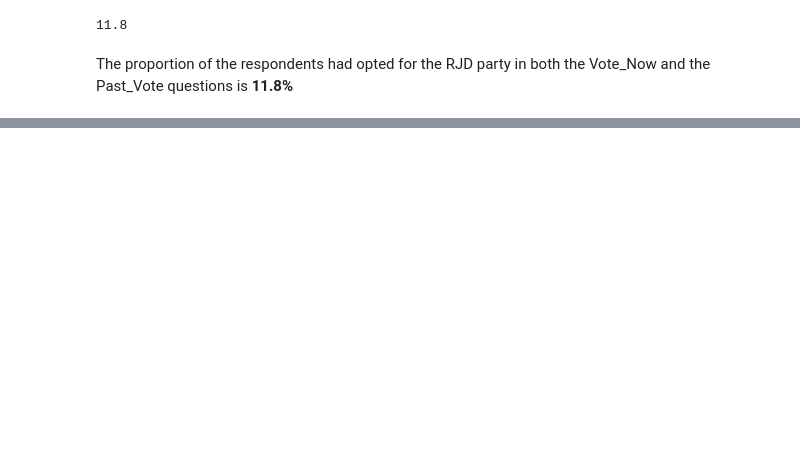
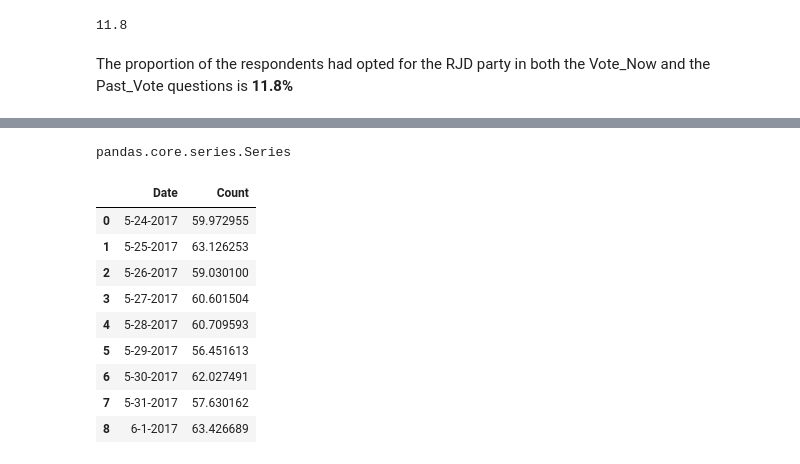
Before and after one commit to henryfash/Survey-Analysis, a Jupyter notebook: survey analysis.ipynb, the cells around one changed output, grey strips where cells are left out. Cells and saved outputs as stored; diff of their text form; code cells hidden in the pictures; blank space fills up the shorter version.

```diff
--- a/survey analysis.ipynb
+++ b/survey analysis.ipynb
@@ -184,0 +268,5 @@ The proportion of the respondents had opted for the RJD party in both the Vote_N
+# %%
+# original df count for each day
+
+total_count = df.collection_date.value_counts()
+total_count
@@ -184,0 +340,20 @@ The proportion of the respondents had opted for the RJD party in both the Vote_N
+# %%
+type(MLA_ds_prop)
+# %% [output]
+pandas.core.series.Series
+# %%
+# convert the series to dataframe
+
+MLA_fully_dissatisfied_prop = pd.DataFrame({'Date': MLA_ds_prop.index, 'Count': MLA_ds_prop.values})
+MLA_fully_dissatisfied_prop
+# %% [output]
+|  | Date | Count |
+| 0 | 5-24-2017 | 59.972955 |
+| 1 | 5-25-2017 | 63.126253 |
+| 2 | 5-26-2017 | 59.030100 |
+| 3 | 5-27-2017 | 60.601504 |
+| 4 | 5-28-2017 | 60.709593 |
+| 5 | 5-29-2017 | 56.451613 |
+| 6 | 5-30-2017 | 62.027491 |
+| 7 | 5-31-2017 | 57.630162 |
+| 8 | 6-1-2017 | 63.426689 |
```
Also changed, not shown: parts of 30 cells of this notebook, 1 other file.
